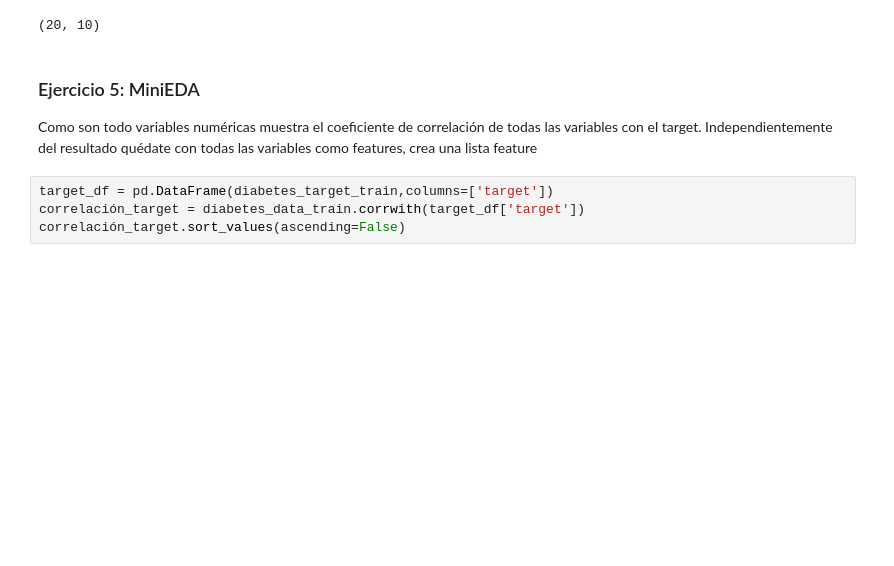
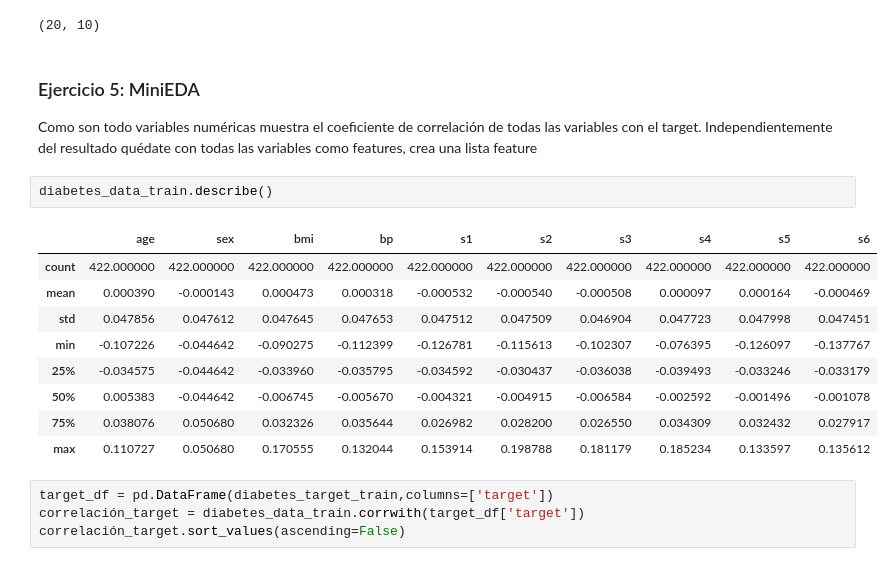
Before and after one commit to ANG112/ONLINE_DS_THEBRIDGE_ALFONSO_NIETO, a Jupyter notebook: 04_Machine_Learning/Sprint_12/Unidad_01/Ejercicios_Workout/13_Ejercicios_Modelado_RL.ipynb, the cells around one changed output. Cells and saved outputs as stored; diff of their text form; blank space fills up the shorter version.

```diff
--- a/04_Machine_Learning/Sprint_12/Unidad_01/Ejercicios_Workout/13_Ejercicios_Modelado_RL.ipynb
+++ b/04_Machine_Learning/Sprint_12/Unidad_01/Ejercicios_Workout/13_Ejercicios_Modelado_RL.ipynb
@@ -203,6 +203,18 @@ diabetes_data_test.shape
 ### Ejercicio 5: MiniEDA
 
 Como son todo variables numéricas muestra el coeficiente de correlación de todas las variables con el target. Independientemente del resultado quédate con todas las variables como features, crea una lista feature
+# %%
+diabetes_data_train.describe()
+# %% [output]
+|  | age | sex | bmi | bp | s1 | s2 | s3 | s4 | s5 | s6 |
+| count | 422.000000 | 422.000000 | 422.000000 | 422.000000 | 422.000000 | 422.000000 | 422.000000 | 422.000000 | 422.000000 | 422.000000 |
+| mean | 0.000390 | -0.000143 | 0.000473 | 0.000318 | -0.000532 | -0.000540 | -0.000508 | 0.000097 | 0.000164 | -0.000469 |
+| std | 0.047856 | 0.047612 | 0.047645 | 0.047653 | 0.047512 | 0.047509 | 0.046904 | 0.047723 | 0.047998 | 0.047451 |
+| min | -0.107226 | -0.044642 | -0.090275 | -0.112399 | -0.126781 | -0.115613 | -0.102307 | -0.076395 | -0.126097 | -0.137767 |
+| 25% | -0.034575 | -0.044642 | -0.033960 | -0.035795 | -0.034592 | -0.030437 | -0.036038 | -0.039493 | -0.033246 | -0.033179 |
+| 50% | 0.005383 | -0.044642 | -0.006745 | -0.005670 | -0.004321 | -0.004915 | -0.006584 | -0.002592 | -0.001496 | -0.001078 |
+| 75% | 0.038076 | 0.050680 | 0.032326 | 0.035644 | 0.026982 | 0.028200 | 0.026550 | 0.034309 | 0.032432 | 0.027917 |
+| max | 0.110727 | 0.050680 | 0.170555 | 0.132044 | 0.153914 | 0.198788 | 0.181179 | 0.185234 | 0.133597 | 0.135612 |
 # %%
 target_df = pd.DataFrame(diabetes_target_train,columns=['target'])
 correlación_target = diabetes_data_train.corrwith(target_df['target'])
```
Also changed, not shown: parts of 5 cells of this notebook.
